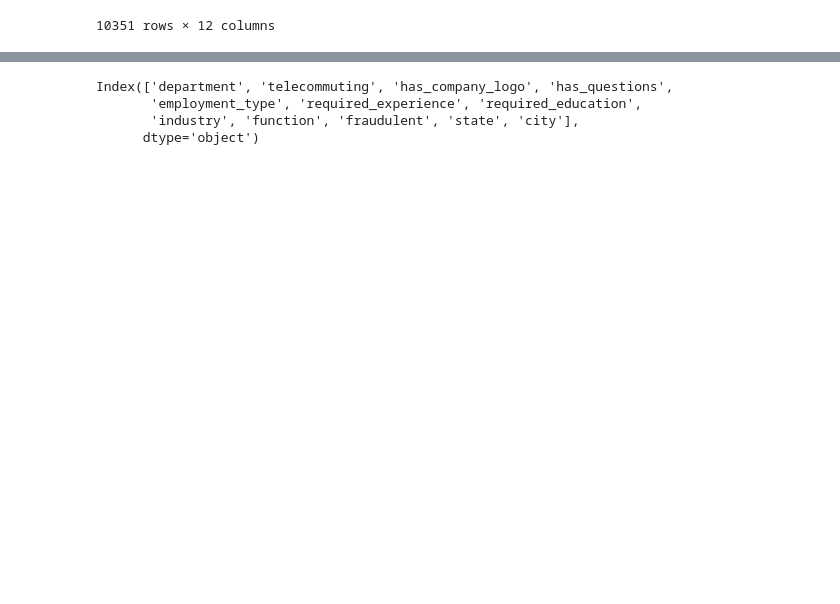
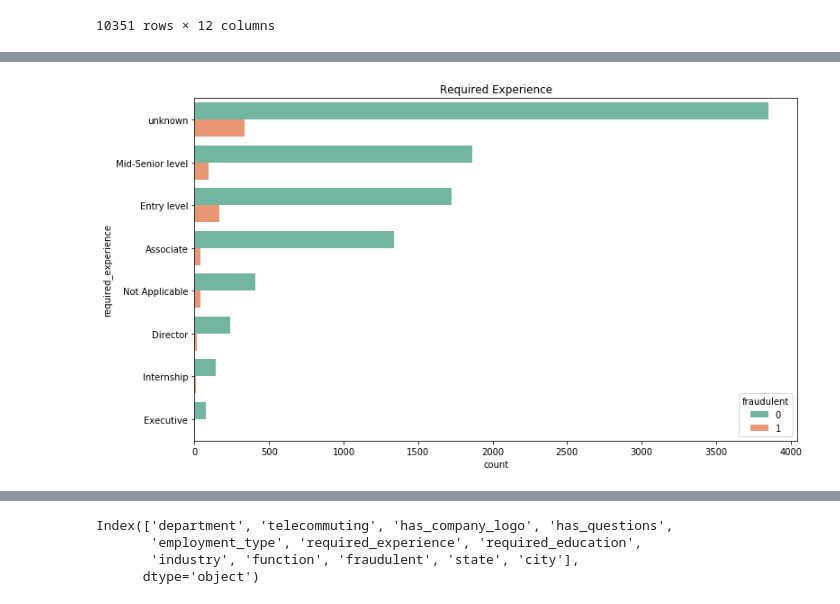
Before and after one commit to Dorxoc/Proyecto_BEDU, a Jupyter notebook: jobs.ipynb, the cells around one changed output, grey strips where cells are left out. Drawn from its saved outputs; the diff is of its cells as text; code cells hidden in the pictures; blank space fills up the shorter version.

```diff
--- a/jobs.ipynb
+++ b/jobs.ipynb
@@ -419,0 +454,10 @@ jobs_cat
+# %%
+OrderRExp = list(dict(jobs_cat['required_experience'].value_counts()).keys())
+
+plt.figure(figsize=(12,7))
+
+sns.countplot(y="required_experience", hue="fraudulent", data=jobs_cat, order=OrderRExp, palette="Set2")
+plt.title('Required Experience')
+plt.show()
+# %% [output]
+[figure, added]
```
Also changed, not shown: parts of 40 cells of this notebook, 1 other file.
